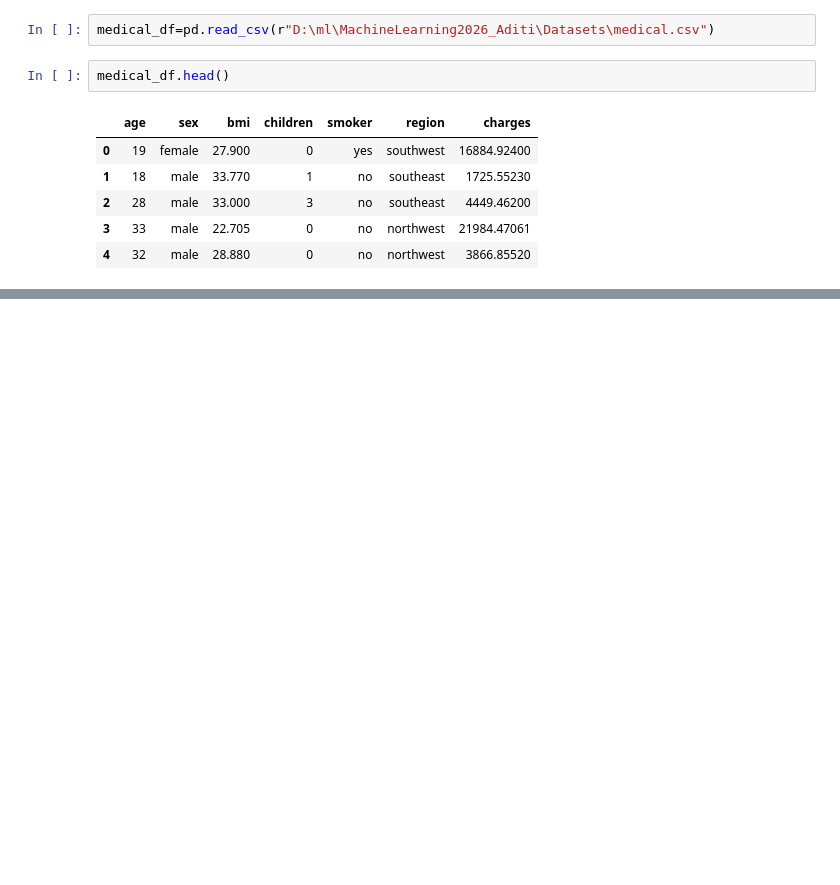
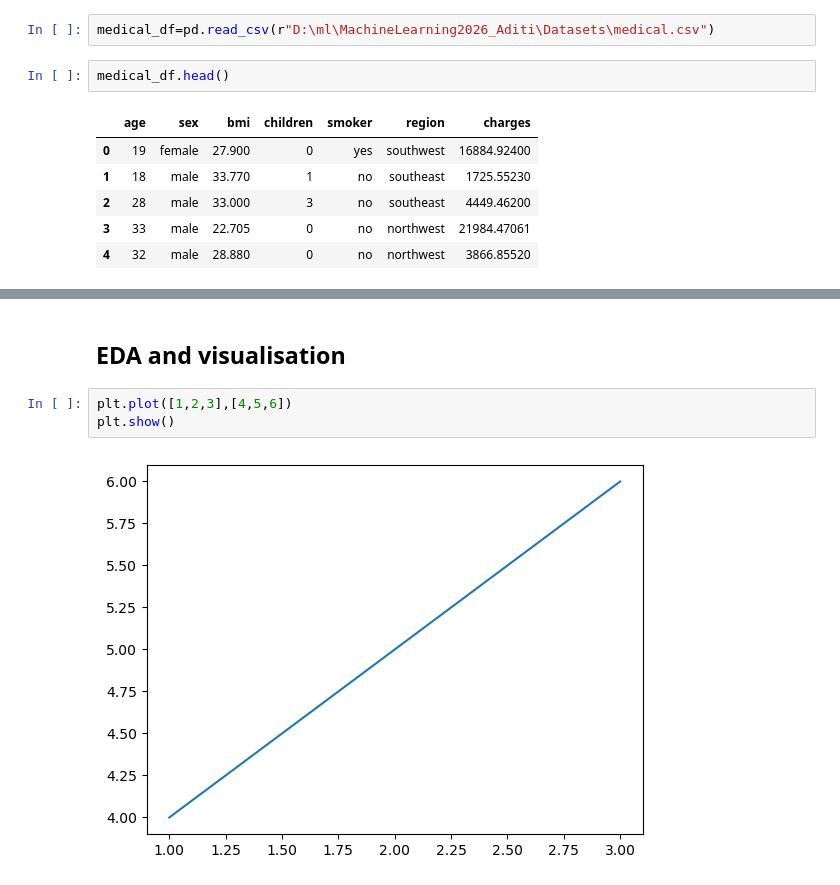
Before and after one commit to bearrr10/MachineLearning2026_Aditi, a Jupyter notebook: week1/notebook/01_intro.ipynb, the cells around one changed output, grey strips where cells are left out. Drawn from its saved outputs; the diff is of its cells as text; blank space fills up the shorter version.

```diff
--- a/week1/notebook/01_intro.ipynb
+++ b/week1/notebook/01_intro.ipynb
@@ -19,0 +38,7 @@ medical_df.head()
+# %% [markdown]
+## EDA and visualisation
+# %%
+plt.plot([1,2,3],[4,5,6])
+plt.show()
+# %% [output]
+[figure, added]
```
Also changed, not shown: parts of 6 cells of this notebook.
